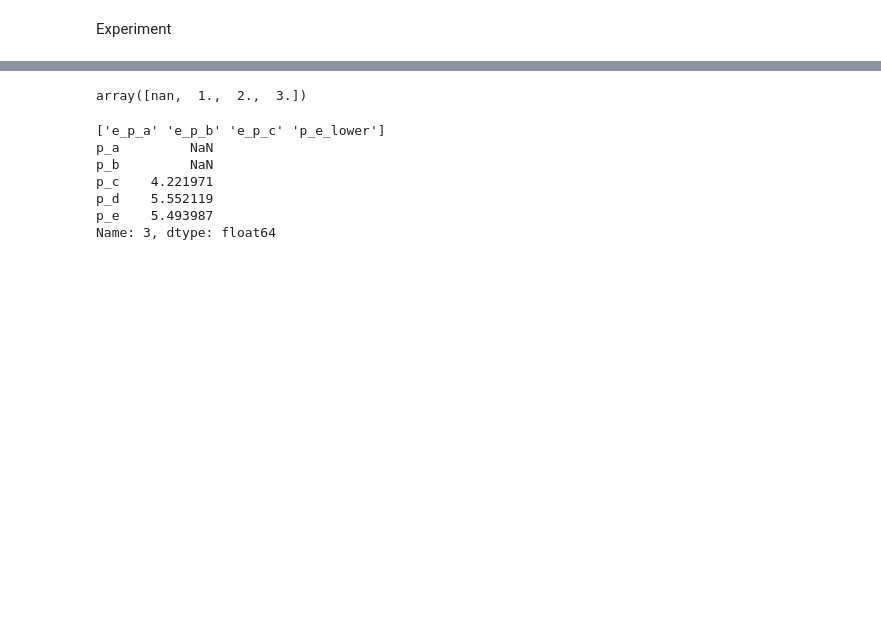
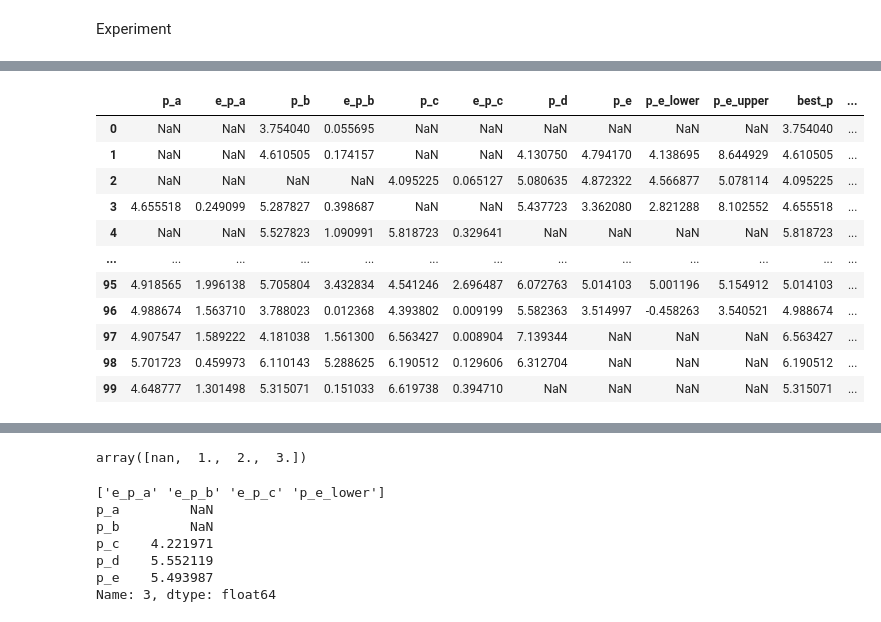
Before and after one commit to Alisyaifudin/Thesis-Project, a Jupyter notebook: 2_Cleaning/2.2. Best Parameters.ipynb, the cells around one changed output, grey strips where cells are left out. Saved outputs shown, nothing was run; the diff lists cells and outputs as text; code cells hidden in the pictures; blank space fills up the shorter version.

Commit message:
prototype best pars

```diff
--- a/2_Cleaning/2.2. Best Parameters.ipynb
+++ b/2_Cleaning/2.2. Best Parameters.ipynb
@@ -195 +203,9 @@ df
 100 rows × 10 columns
+# %%
+# change the first row to None except for p_b and e_p_b
+for col in df.columns:
+    if not col in ["p_b", "e_p_b"]:
+        df.loc[0, col] = None
+    if not col in ["p_b", "e_p_b", "p_d"]:
+        df.loc[5, col] = None
+df[:10]
@@ -195,0 +260,86 @@ df
+# %%
+def assign(cat, keys):
+    return [cat[key] for key in keys]
+
+def best_pars(row, catalogs):
+    best_val = np.nan
+    best_cat = np.nan
+    best_el = np.nan
+    best_eu = np.nan
+    best_sym = np.nan
+    keys = ["name", "value", "e_value_lower", "e_value_upper", "sym"]
+    cats = []
+    for catalog in catalogs:
+        c = {
+            "name": catalog['name'],
+            "value": row[catalog['value']] if catalog['value'] != None else np.nan,
+            "e_value_upper": row[catalog['e_value_upper']] if catalog['e_value_upper'] != None else np.nan,
+            "e_value_lower": row[catalog['e_value_lower']] if catalog['e_value_lower'] != None else np.nan,
+            "e_effective": row[catalog['e_value_upper']] if catalog['e_value_upper'] != None else np.nan,
+            "sym": catalog['sym'] if catalog['sym'] != None else np.nan
+        }
+        if catalog['sym'] == False:
+            c['e_value_upper'] = c['e_value_upper'] - c['value']
+            c['e_value_lower'] = c['value'] - c['e_value_lower']
+            c['e_effective'] = np.sqrt([c['e_value_upper']*c['e_value_lower']][0])
+        cats.append(c)
+    cats_filtered = [c for c in cats if not np.isnan(c['value'])]
+
+    if len(cats_filtered) == 1:
+        cat = cats_filtered[0]
+        best_cat, best_val, best_el, best_eu, best_sym= assign(cat, keys)
+    elif len(cats_filtered) > 1:
+        cats_filtered_2 = [c for c in cats_filtered if not np.isnan(c['e_value_upper'])]
+        if len(cats_filtered_2) == 1:
+            cat = cats_filtered_2[0]
+            best_cat, best_val, best_el, best_eu, best_sym = assign(cat, keys)
+        elif len(cats_filtered_2) == 2:
+            minarg = np.argmin([c['e_effective'] for c in cats_filtered_2])
+            cat = cats_filtered_2[minarg]
+            best_cat, best_val, best_el, best_eu, best_sym = assign(cat, keys)
+        elif len(cats_filtered_2) > 2:
+            weights = np.array([1/c['e_effective']**2 for c in cats_filtered_2])
+            avg = np.average([c['value'] for c in cats_filtered_2], weights=weights)
+            m = 2
+            mask = (avg > np.array([c['value']-m*c['e_value_lower'] for c in cats_filtered_2])) * (avg < np.array([c['value']+m*c['e_value_upper'] for c in cats_filtered_2]))
+            cats_filtered_3 = np.array(cats_filtered_2)[mask]
+            if len(cats_filtered_3) == 0:
+                minarg = np.argmin([c['e_effective'] for c in cats_filtered_2])
+                cat = cats_filtered_2[minarg]
+                best_cat, best_val, best_el, best_eu, best_sym = assign(cat, keys)
+            elif len(cats_filtered_3) == 1:
+                cat = cats_filtered_3[0]
+                best_cat, best_val, best_el, best_eu, best_sym = assign(cat, keys)
+            else:
+                minarg = np.argmin([c['e_effective'] for c in cats_filtered_3])
+                cat = cats_filtered_3[minarg]
+                best_cat, best_val, best_el, best_eu, best_sym = assign(cat, keys)
+    row['best_p'] = best_val
+    row['best_p_cat'] = best_cat
+    row['best_p_el'] = best_el
+    row['best_p_eu'] = best_eu
+    row['best_p_sym'] = best_sym
+    return row
+
+catalogs = [
+    {"name": "a", "value": "p_a", "e_value_upper": "e_p_a", "e_value_lower": "e_p_a", "sym": True},
+    {"name": "b", "value": "p_b", "e_value_upper": "e_p_b", "e_value_lower": "e_p_b", "sym": True},
+    {"name": "c", "value": "p_c", "e_value_upper": "e_p_c", "e_value_lower": "e_p_c", "sym": True},
+    {"name": "d", "value": "p_d", "e_value_upper": None, "e_value_lower": None, "sym": None},
+    {"name": "e", "value": "p_e", "e_value_upper": "p_e_upper", "e_value_lower": "p_e_lower", "sym": False},
+]
+
+df.apply(best_pars, axis=1, args=(catalogs,))
+# %% [output]
+|  | p_a | e_p_a | p_b | e_p_b | p_c | e_p_c | p_d | p_e | p_e_lower | p_e_upper | best_p | ... |
+| 0 | NaN | NaN | 3.754040 | 0.055695 | NaN | NaN | NaN | NaN | NaN | NaN | 3.754040 | ... |
+| 1 | NaN | NaN | 4.610505 | 0.174157 | NaN | NaN | 4.130750 | 4.794170 | 4.138695 | 8.644929 | 4.610505 | ... |
+| 2 | NaN | NaN | NaN | NaN | 4.095225 | 0.065127 | 5.080635 | 4.872322 | 4.566877 | 5.078114 | 4.095225 | ... |
+| 3 | 4.655518 | 0.249099 | 5.287827 | 0.398687 | NaN | NaN | 5.437723 | 3.362080 | 2.821288 | 8.102552 | 4.655518 | ... |
+| 4 | NaN | NaN | 5.527823 | 1.090991 | 5.818723 | 0.329641 | NaN | NaN | NaN | NaN | 5.818723 | ... |
+| ... | ... | ... | ... | ... | ... | ... | ... | ... | ... | ... | ... | ... |
+| 95 | 4.918565 | 1.996138 | 5.705804 | 3.432834 | 4.541246 | 2.696487 | 6.072763 | 5.014103 | 5.001196 | 5.154912 | 5.014103 | ... |
+| 96 | 4.988674 | 1.563710 | 3.788023 | 0.012368 | 4.393802 | 0.009199 | 5.582363 | 3.514997 | -0.458263 | 3.540521 | 4.988674 | ... |
+| 97 | 4.907547 | 1.589222 | 4.181038 | 1.561300 | 6.563427 | 0.008904 | 7.139344 | NaN | NaN | NaN | 6.563427 | ... |
+| 98 | 5.701723 | 0.459973 | 6.110143 | 5.288625 | 6.190512 | 0.129606 | 6.312704 | NaN | NaN | NaN | 6.190512 | ... |
+| 99 | 4.648777 | 1.301498 | 5.315071 | 0.151033 | 6.619738 | 0.394710 | NaN | NaN | NaN | NaN | 5.315071 | ... |
```
Also changed, not shown: parts of 9 cells of this notebook.
